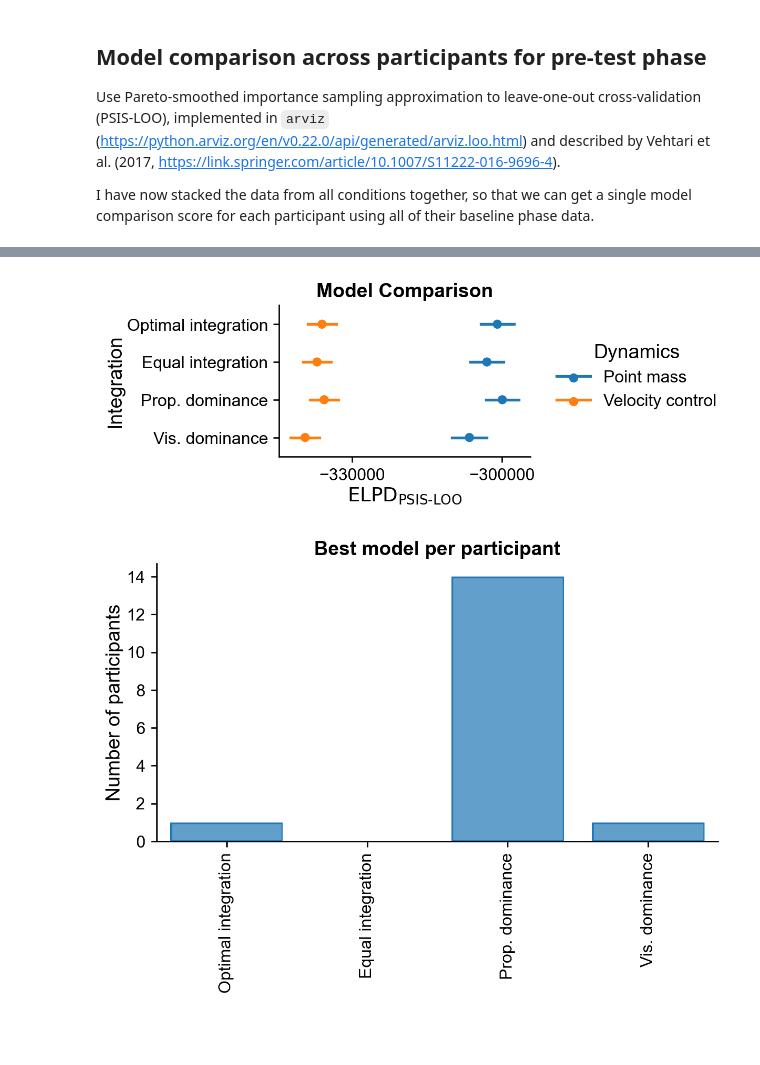
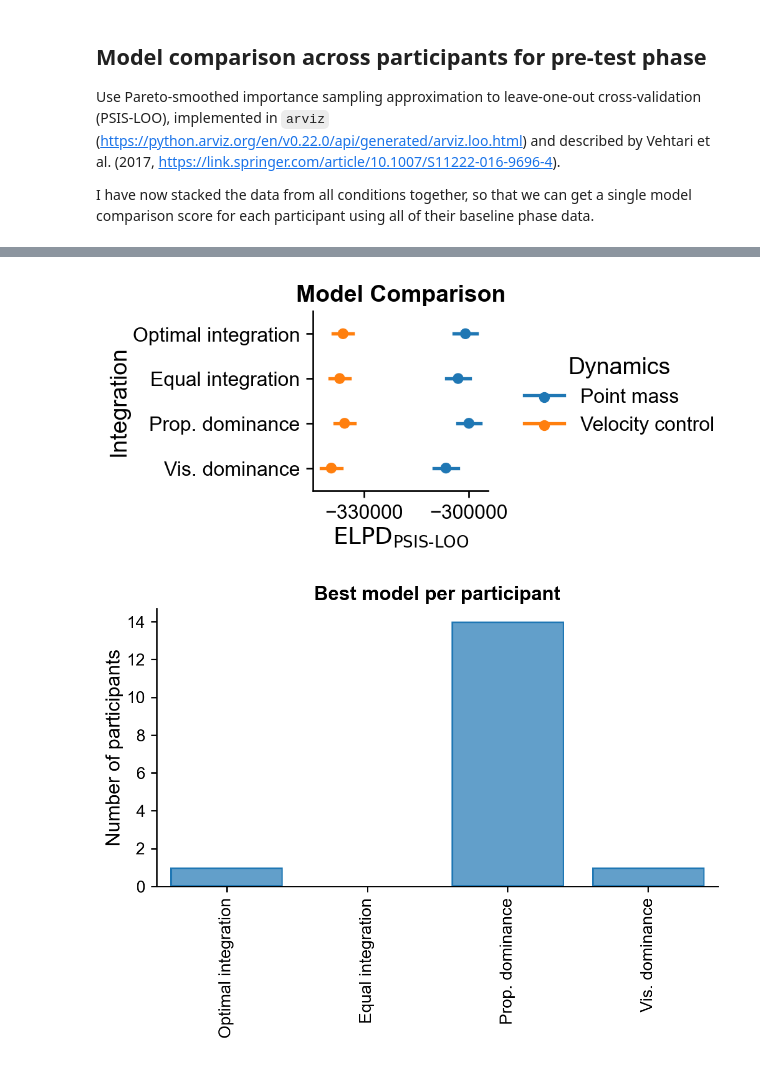
Before and after one commit to dominikstrb/cpp-proprioception, a Jupyter notebook: notebooks/MultisensoryModelResults.ipynb, the cells around one changed output, grey strips where cells are left out. Drawn from its saved outputs; the diff is of its cells as text; code cells hidden in the pictures; blank space fills up the shorter version.

```diff
--- a/notebooks/MultisensoryModelResults.ipynb
+++ b/notebooks/MultisensoryModelResults.ipynb
@@ -132,17 +94,17 @@ group_stats["elpd_high"] = group_stats["elpd_sum"] + 1.96 * group_stats["se_sum"
 # %%
 
 g = (so.Plot(group_stats, y="integration", x="elpd_sum", color="dynamics")
       .add(so.Dot())
       .add(so.Range(), xmin="elpd_low", xmax="elpd_high")
       # .add(so.Dot(pointsize=2), so.Jitter())
-      .layout(size=(4.5,2.5))
+      .layout(size=(3.5,2.5))
       .scale(y=so.Nominal(order=model_order),
              x=so.Continuous().tick(upto=2))
       .label(x=r"$\text{ELPD}_{\text{PSIS-LOO}}$", y="Integration", color="Dynamics", title="Model Comparison")
 )
 g.save("../figures/multisensory_model_comparison.svg")
 # %% [output]
-[figure, old version]
+[figure, new version]
 # %%
 # get the best-fitting model per participant
 best_per_participant = (
```
Also changed, not shown: parts of 10 cells of this notebook, 2 other files.
